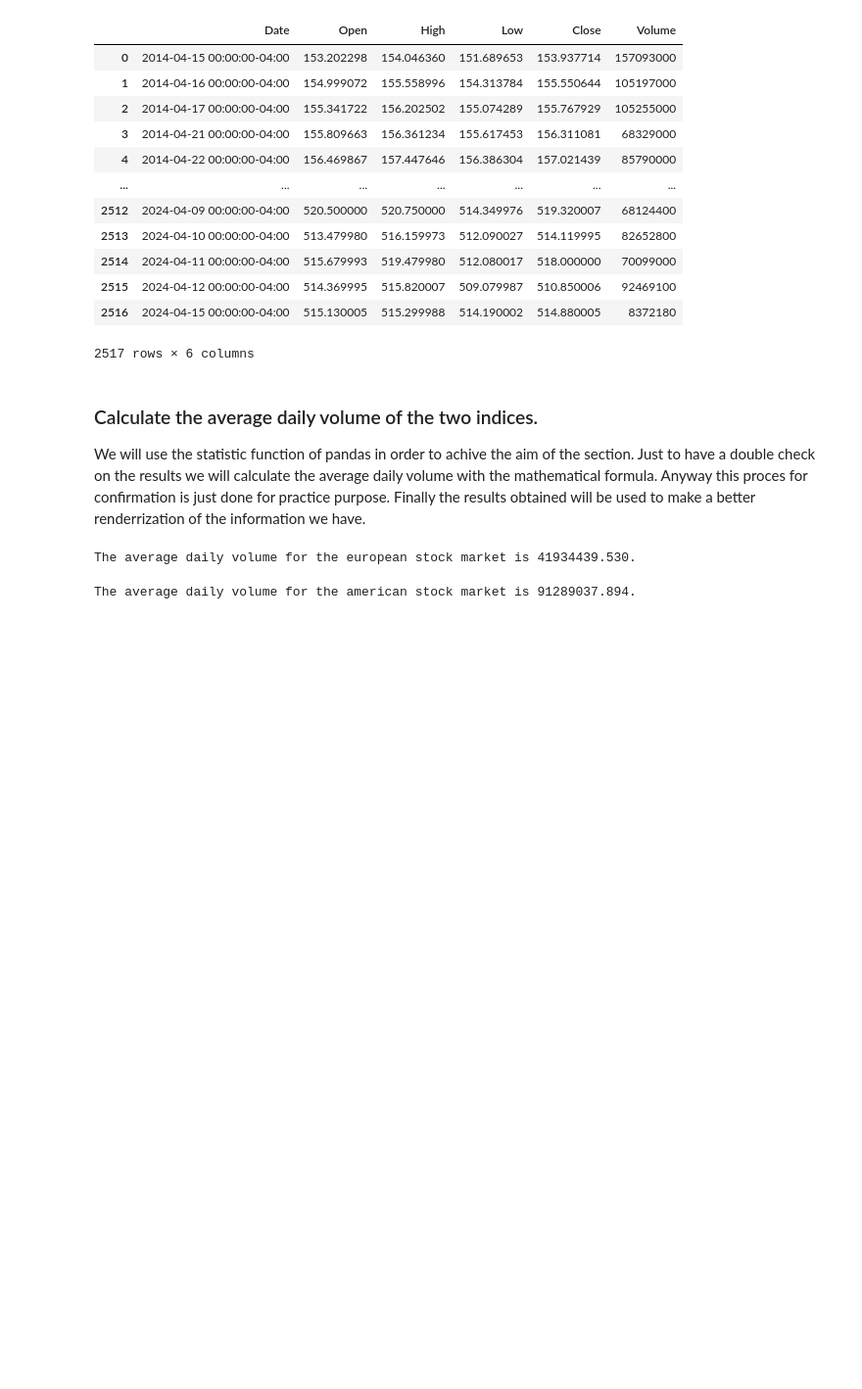
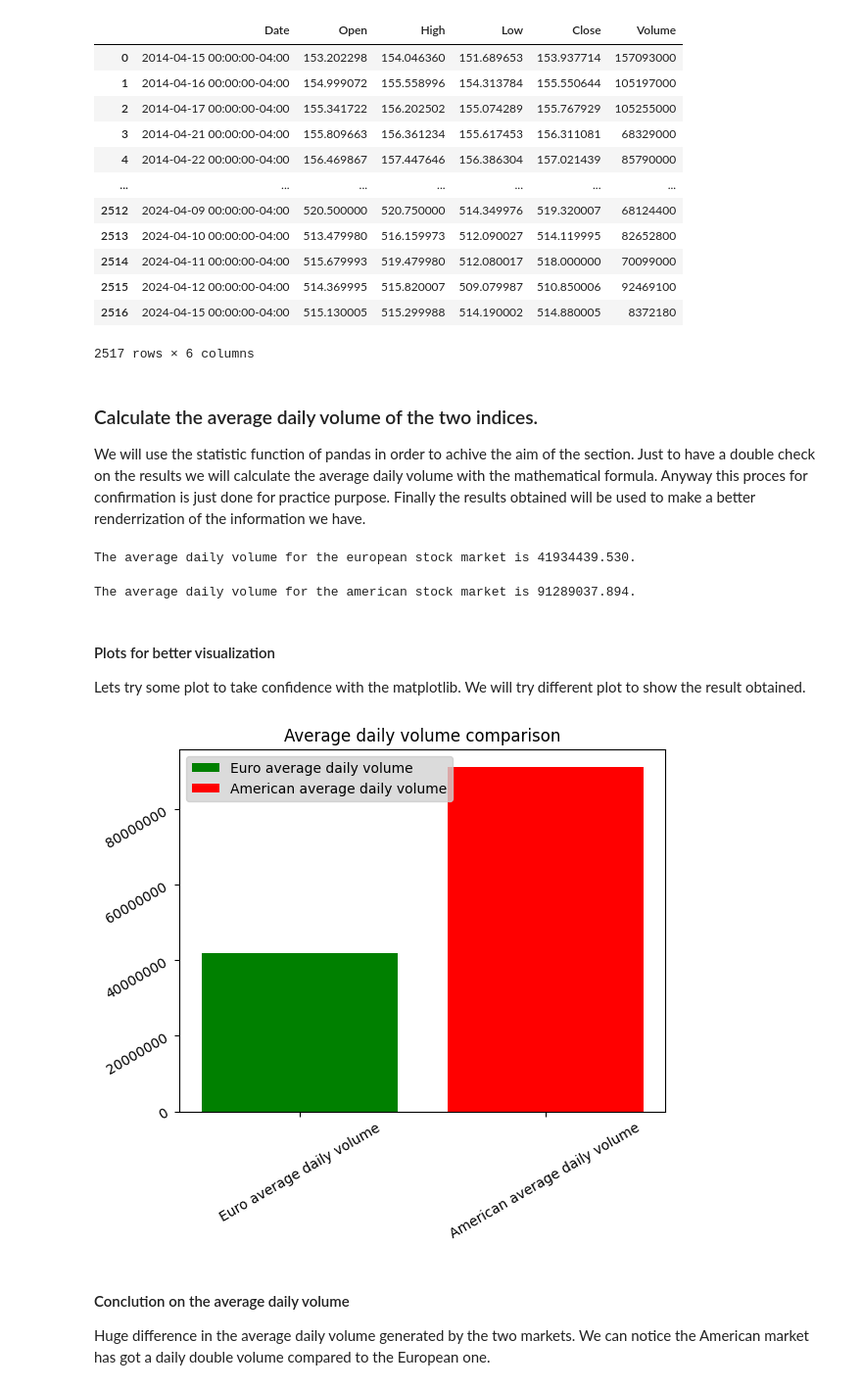
Before and after one commit to kozen88/StockAnalisys, a Jupyter notebook: Stock_analisys.ipynb, the cells around one changed output. Shown at 98% size. Saved outputs shown, nothing was run; the diff lists cells and outputs as text; code cells hidden in the pictures; blank space fills up the shorter version.

Commit message:
barplot for volumes and conclusion

```diff
--- a/Stock_analisys.ipynb
+++ b/Stock_analisys.ipynb
@@ -102,3 +103,25 @@ mean_daily_volume_american = df_american['Volume'].mean()
 print(f"The average daily volume for the american stock market is {mean_daily_volume_american:.3f}.")
 # %% [output]
 The average daily volume for the american stock market is 91289037.894.
+# %% [markdown]
+#### Plots for better visualization
+Lets try some plot to take confidence with the matplotlib. We will try different plot to show the result obtained.
+# %%
+labels_volume = ['Euro average daily volume', 'American average daily volume']
+average_markets = [mean_daily_volume_euro, mean_daily_volume_american]
+index_volume_plot = np.arange(len(labels_volume))
+colors = ['green', 'red']
+
+plt.bar(index_volume_plot, average_markets, label=labels_volume, color=colors)
+plt.xticks(index_volume_plot, labels_volume, rotation=30)
+plt.ticklabel_format(axis='y', style='plain')
+plt.yticks(rotation=30)
+plt.legend(loc='upper left', facecolor='lightgray')
+
+plt.title("Average daily volume comparison")
+plt.show()
+# %% [output]
+[figure, added]
+# %% [markdown]
+#### Conclution on the average daily volume
+Huge difference in the average daily volume generated by the two markets. We can notice the American market has got a daily double volume compared to the European one.
```
Also changed, not shown: parts of 1 cell of this notebook.
